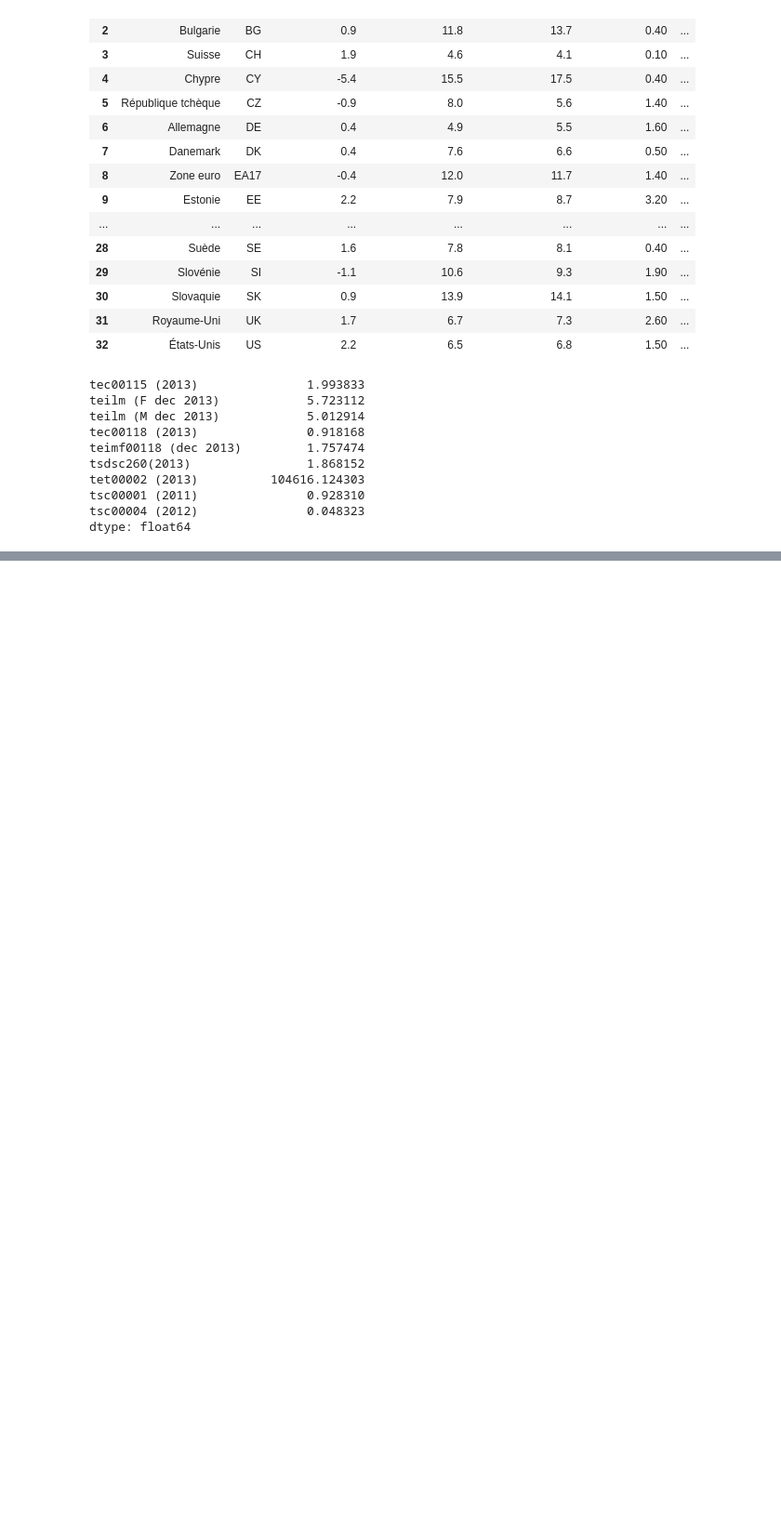
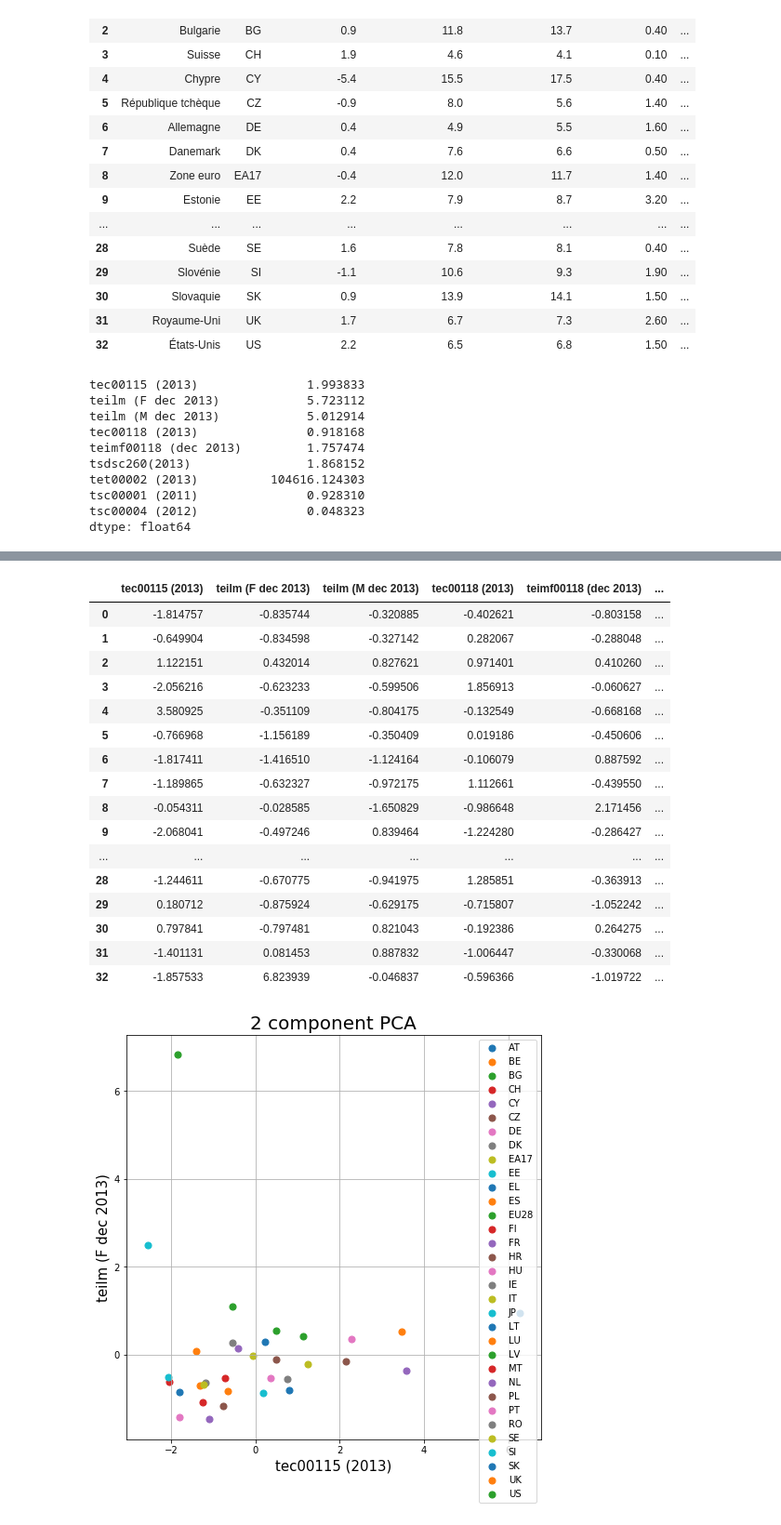
Before and after one commit to amadousysada/BI, a Jupyter notebook: tp2.1.1.ipynb, the cells around one changed output, grey strips where cells are left out. Shown at 93% size. Saved outputs shown, nothing was run; the diff lists cells and outputs as text; code cells hidden in the pictures; blank space fills up the shorter version.

```diff
--- a/tp2.1.1.ipynb
+++ b/tp2.1.1.ipynb
@@ -76,3 +94,0 @@ X_norm.shape
-# %%
-pca = PCA(n_components = 2)
-pca.fit(X_norm)
@@ -87,2 +95,5 @@ array([-0.33133488,  0.50171318,  0.49815744, -0.2207465 ,  0.44820171,
+# %%
+pca = PCA()
 # %%
-X_norm =pca.fit_transform(X_norm)
+X_pca =pca.fit_transform(X_norm)
+X_pca.shape
@@ -92,0 +106,3 @@ X_norm.shape
+# %%
+
+pca1_pca2 = pd.DataFrame(data=X_pca, columns = Y)
@@ -92,0 +127,39 @@ X_norm.shape
+# %%
+from matplotlib import cm
+cmap = cm.get_cmap('gnuplot')
+finalDf = pd.concat([pca1_pca2, data[['Code']]], axis = 1)
+fig = plt.figure(figsize = (8,8))
+ax = fig.add_subplot(1,1,1)
+ax.set_xlabel('tec00115 (2013)', fontsize = 15)
+ax.set_ylabel('teilm (F dec 2013)', fontsize = 15)
+ax.set_title('2 component PCA', fontsize = 20)
+targets = finalDf['Code'].values
+colors = ['r', 'g', 'b']
+for target in targets:
+    indicesToKeep = finalDf['Code'] == target
+    ax.scatter(finalDf.loc[indicesToKeep, 'tec00115 (2013)']
+               , finalDf.loc[indicesToKeep, 'teilm (F dec 2013)']
+               , cmap = cmap
+               , s = 50)
+ax.legend(targets)
+ax.grid()
+finalDf
+# %% [output]
+|  | tec00115 (2013) | teilm (F dec 2013) | teilm (M dec 2013) | tec00118 (2013) | teimf00118 (dec 2013) | ... |
+| 0 | -1.814757 | -0.835744 | -0.320885 | -0.402621 | -0.803158 | ... |
+| 1 | -0.649904 | -0.834598 | -0.327142 | 0.282067 | -0.288048 | ... |
+| 2 | 1.122151 | 0.432014 | 0.827621 | 0.971401 | 0.410260 | ... |
+| 3 | -2.056216 | -0.623233 | -0.599506 | 1.856913 | -0.060627 | ... |
+| 4 | 3.580925 | -0.351109 | -0.804175 | -0.132549 | -0.668168 | ... |
+| 5 | -0.766968 | -1.156189 | -0.350409 | 0.019186 | -0.450606 | ... |
+| 6 | -1.817411 | -1.416510 | -1.124164 | -0.106079 | 0.887592 | ... |
+| 7 | -1.189865 | -0.632327 | -0.972175 | 1.112661 | -0.439550 | ... |
+| 8 | -0.054311 | -0.028585 | -1.650829 | -0.986648 | 2.171456 | ... |
+| 9 | -2.068041 | -0.497246 | 0.839464 | -1.224280 | -0.286427 | ... |
+| ... | ... | ... | ... | ... | ... | ... |
+| 28 | -1.244611 | -0.670775 | -0.941975 | 1.285851 | -0.363913 | ... |
+| 29 | 0.180712 | -0.875924 | -0.629175 | -0.715807 | -1.052242 | ... |
+| 30 | 0.797841 | -0.797481 | 0.821043 | -0.192386 | 0.264275 | ... |
+| 31 | -1.401131 | 0.081453 | 0.887832 | -1.006447 | -0.330068 | ... |
+| 32 | -1.857533 | 6.823939 | -0.046837 | -0.596366 | -1.019722 | ... |
+[figure, added]
```
Also changed, not shown: parts of 11 cells of this notebook, 3 other files.
